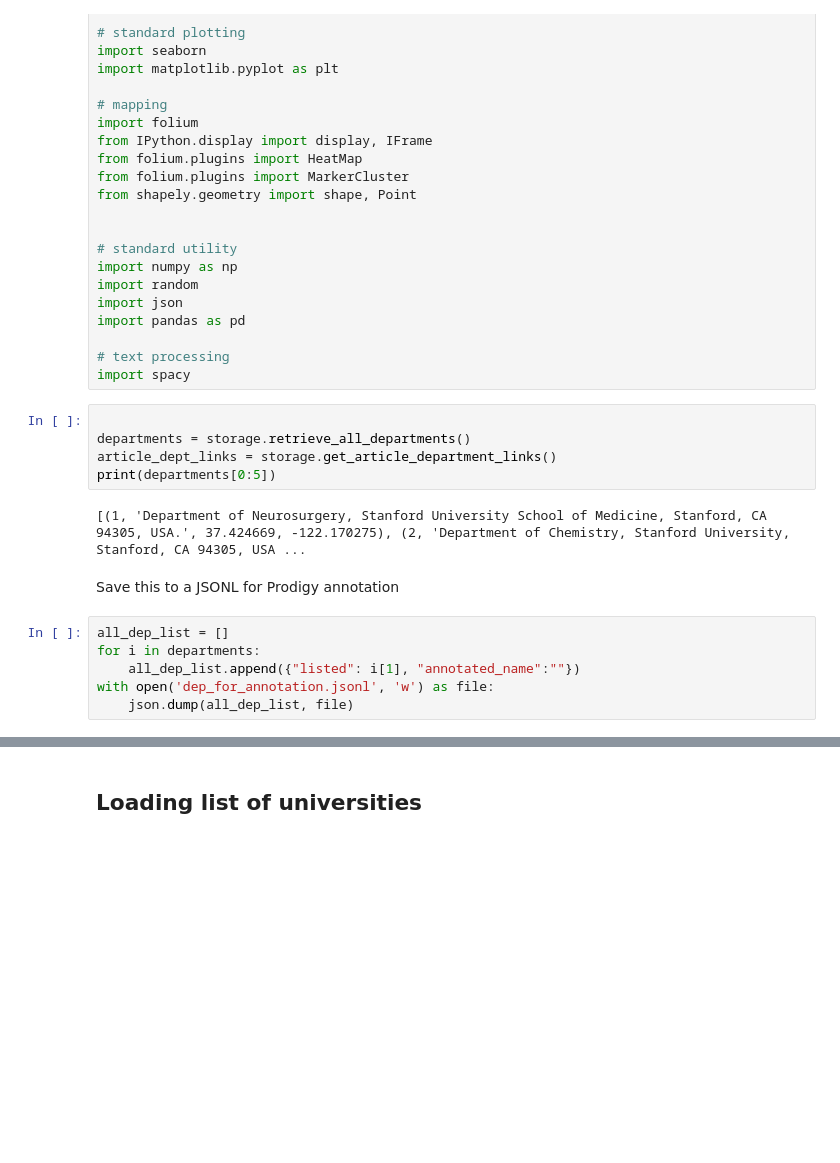
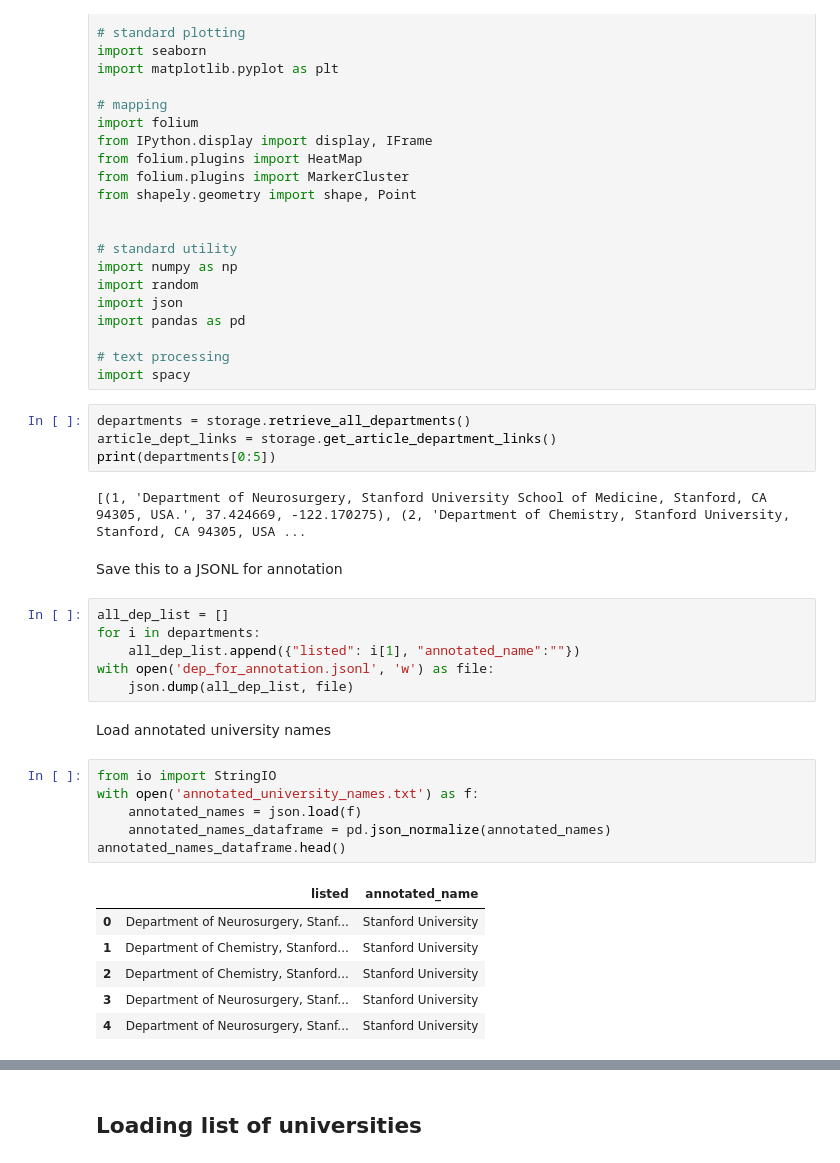
Before and after one commit to atomdog/buph-decolonization, a Jupyter notebook: v01/Analysis August 17.ipynb, the cells around one changed output, grey strips where cells are left out. Saved outputs shown, nothing was run; the diff lists cells and outputs as text; blank space fills up the shorter version.

```diff
--- a/v01/Analysis August 17.ipynb
+++ b/v01/Analysis August 17.ipynb
@@ -28,17 +28,31 @@ import pandas as pd
 # text processing
 import spacy
 # %%
-
 departments = storage.retrieve_all_departments()
 article_dept_links = storage.get_article_department_links()
 print(departments[0:5])
 # %% [output]
 [(1, 'Department of Neurosurgery, Stanford University School of Medicine, Stanford, CA 94305, USA.', 37.424669, -122.170275), (2, 'Department of Chemistry, Stanford University, Stanford, CA 94305, USA ...
 # %% [markdown]
-Save this to a JSONL for Prodigy annotation
+Save this to a JSONL for annotation
 # %%
 all_dep_list = []
 for i in departments:
     all_dep_list.append({"listed": i[1], "annotated_name":""})
 with open('dep_for_annotation.jsonl', 'w') as file:
     json.dump(all_dep_list, file)
+# %% [markdown]
+Load annotated university names
+# %%
+from io import StringIO
+with open('annotated_university_names.txt') as f:
+    annotated_names = json.load(f)
+    annotated_names_dataframe = pd.json_normalize(annotated_names)
+annotated_names_dataframe.head()
+# %% [output]
+|  | listed | annotated_name |
+| 0 | Department of Neurosurgery, Stanf... | Stanford University |
+| 1 | Department of Chemistry, Stanford... | Stanford University |
+| 2 | Department of Chemistry, Stanford... | Stanford University |
+| 3 | Department of Neurosurgery, Stanf... | Stanford University |
+| 4 | Department of Neurosurgery, Stanf... | Stanford University |
```
Also changed, not shown: parts of 6 cells of this notebook, 4 other files.
